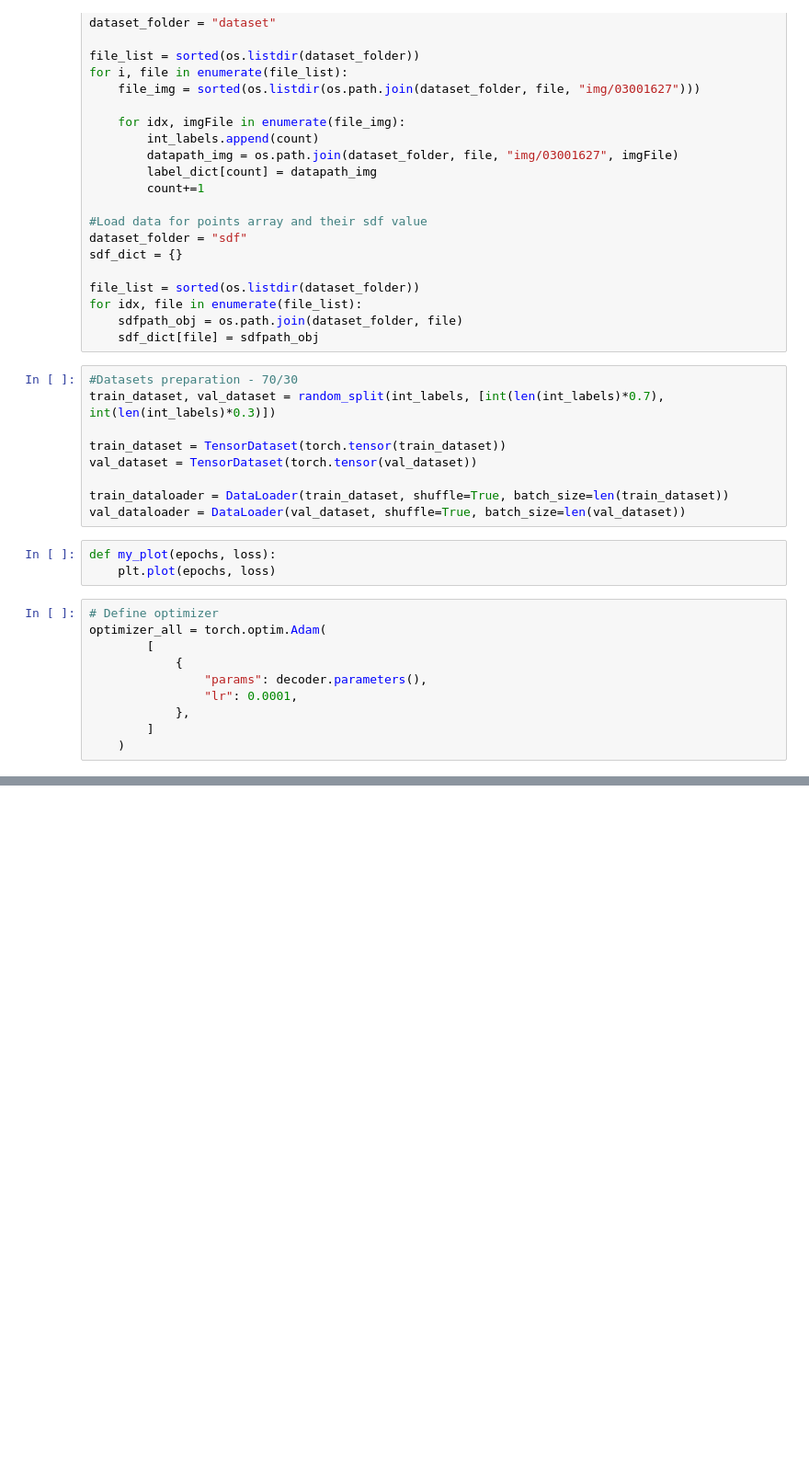
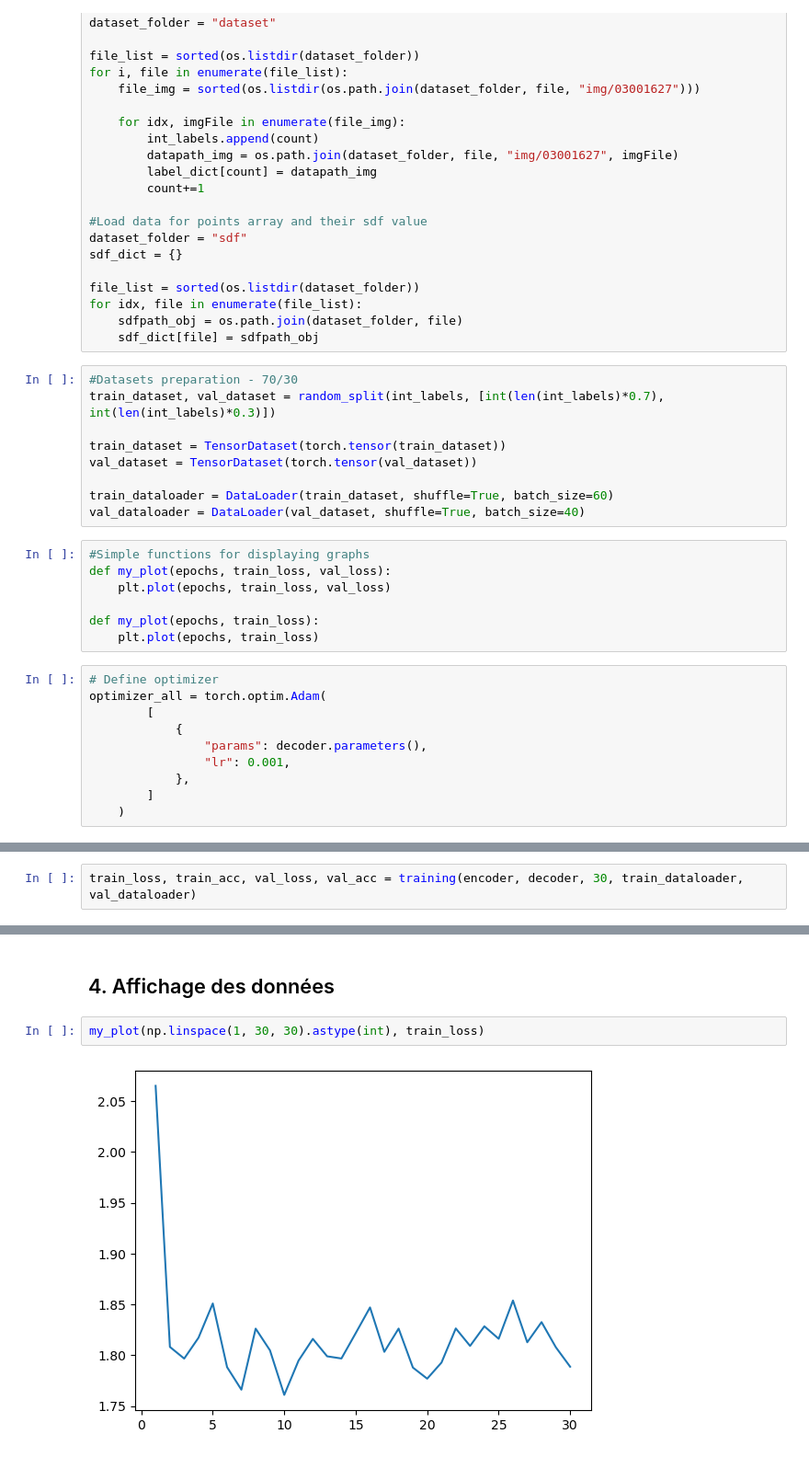
Before and after one commit to Charleene/DeepSDF, a Jupyter notebook: SDF_Network.ipynb, the cells around one changed output, grey strips where cells are left out. Shown at 92% size. Cells and saved outputs as stored; diff of their text form; blank space fills up the shorter version.

```diff
--- a/SDF_Network.ipynb
+++ b/SDF_Network.ipynb
@@ -149,18 +169,22 @@ train_dataset, val_dataset = random_split(int_labels, [int(len(int_labels)*0.7),
 train_dataset = TensorDataset(torch.tensor(train_dataset))
 val_dataset = TensorDataset(torch.tensor(val_dataset))
 
-train_dataloader = DataLoader(train_dataset, shuffle=True, batch_size=len(train_dataset))
-val_dataloader = DataLoader(val_dataset, shuffle=True, batch_size=len(val_dataset))
+train_dataloader = DataLoader(train_dataset, shuffle=True, batch_size=60)
+val_dataloader = DataLoader(val_dataset, shuffle=True, batch_size=40)
 # %%
-def my_plot(epochs, loss):
-    plt.plot(epochs, loss)
+#Simple functions for displaying graphs
+def my_plot(epochs, train_loss, val_loss):
+    plt.plot(epochs, train_loss, val_loss)
+
+def my_plot(epochs, train_loss):
+    plt.plot(epochs, train_loss)
 # %%
 # Define optimizer
 optimizer_all = torch.optim.Adam(
         [
             {
                 "params": decoder.parameters(),
-                "lr": 0.0001,
+                "lr": 0.001,
             },
         ]
     )
@@ -339,0 +373,2 @@ pickle.dump(decoder, open(filename, 'wb'))
+# %%
+train_loss, train_acc, val_loss, val_acc = training(encoder, decoder, 30, train_dataloader, val_dataloader)
@@ -339,0 +385,6 @@ pickle.dump(decoder, open(filename, 'wb'))
+# %% [markdown]
+## 4. Affichage des données
+# %%
+my_plot(np.linspace(1, 30, 30).astype(int), train_loss)
+# %% [output]
+[figure, added]
```
Also changed, not shown: parts of 31 cells of this notebook.
